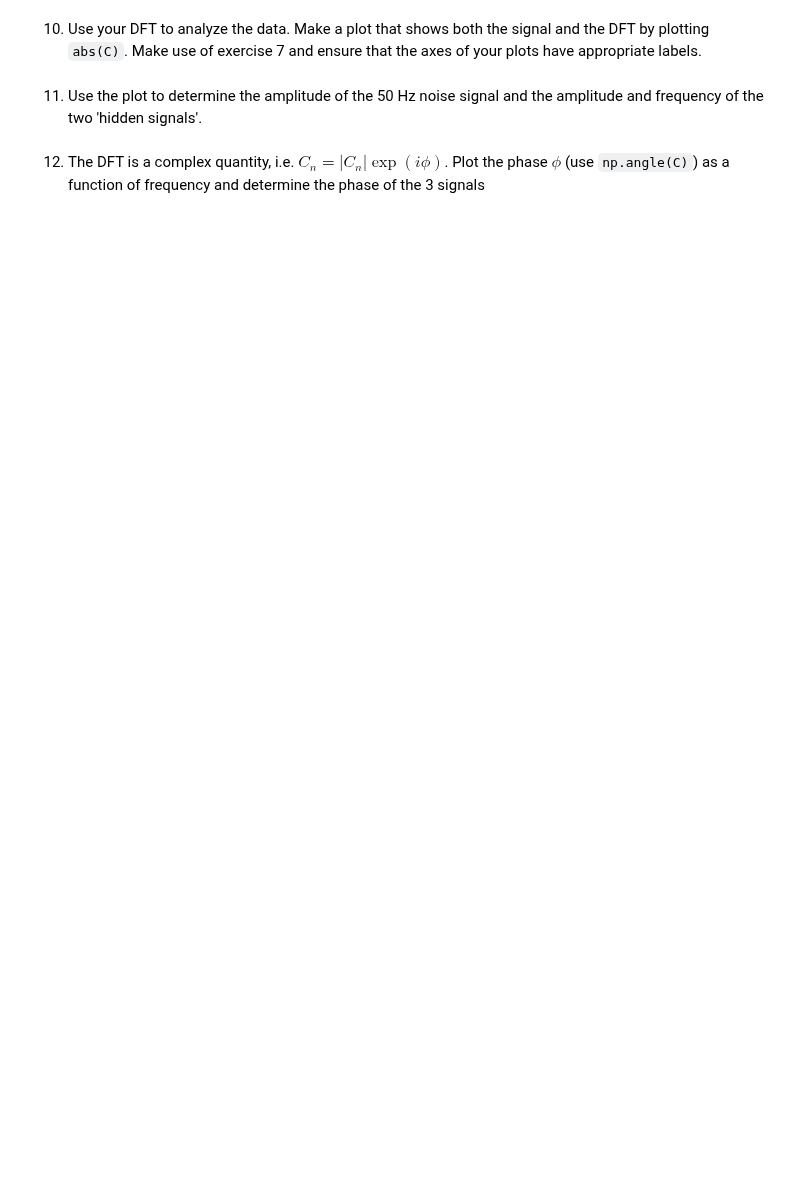
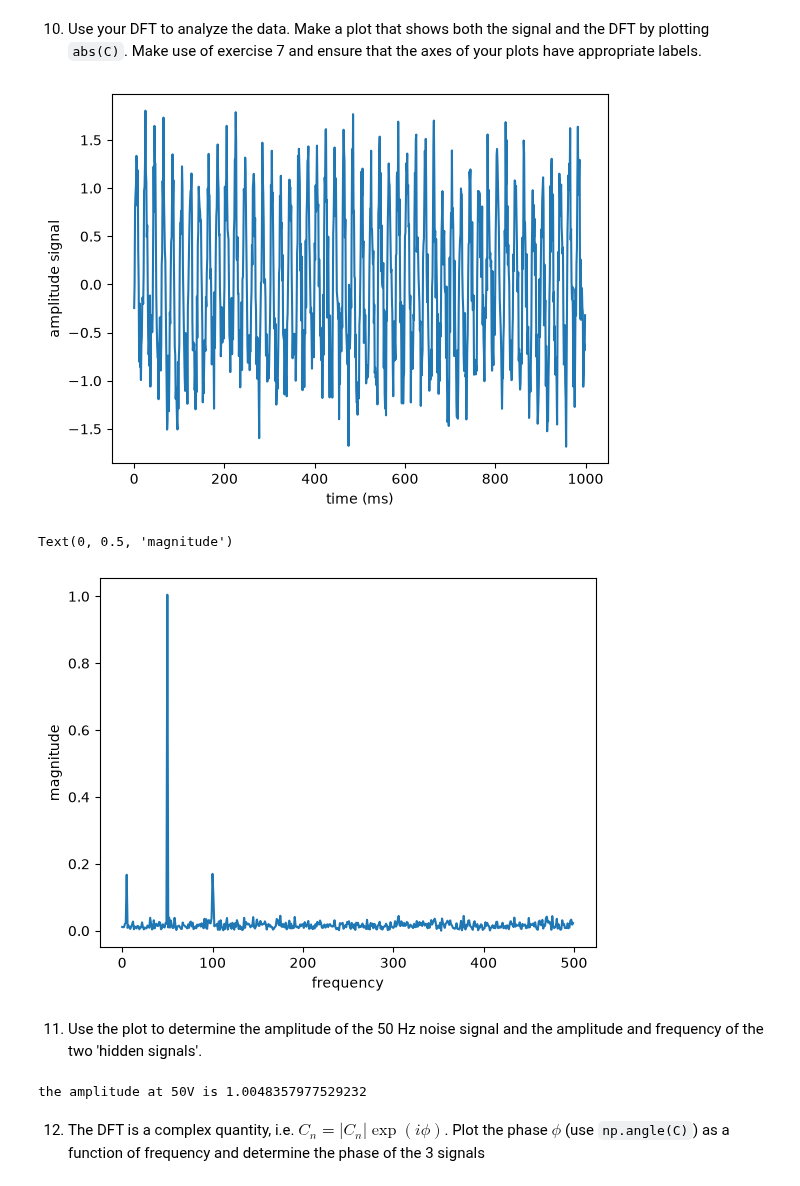
Before and after one commit to SireOfTheQuags/PE1, a Jupyter notebook: Main_Files/Werkcollege 1/NumericalDFT.ipynb, the cells around one changed output. Drawn from its saved outputs; the diff is of its cells as text; code cells hidden in the pictures; blank space fills up the shorter version.

```diff
--- a/Main_Files/Werkcollege 1/NumericalDFT.ipynb
+++ b/Main_Files/Werkcollege 1/NumericalDFT.ipynb
@@ -175,11 +192,35 @@ for fsig in [20, 0.5, 900]:
 10. Use your DFT to analyze the data. Make a plot that shows both the signal and the DFT by plotting `abs(C)`. Make use of exercise 7 and ensure that the axes of your plots have appropriate labels.
 # %%
 # ↓↓↓ Your code goes here ↓↓↓
+
+half = len(signal)//2
+
+f = f[:half]
+c = FT(signal)[:half] / N
+c[1:] *= 2
+
+
+plt.figure()
+plt.plot(signal)
+plt.xlabel("time (ms)")
+plt.ylabel("amplitude signal")
+plt.show()
+
+plt.plot(f, np.abs(c))
+plt.xlabel("frequency")
+plt.ylabel("magnitude")
+# %% [output]
+[figure, added]
+Text(0, 0.5, 'magnitude')
+[figure, added]
 # %% [markdown]
 11. Use the plot to determine the amplitude of the 50 Hz noise signal and the amplitude and frequency of the two 'hidden signals'.
 # %%
 # ↓↓↓ Your code goes here ↓↓↓
-amplitude50 =
+amplitude50 = c[50]
+print(f"the amplitude at 50V is {np.abs(amplitude50)}")
+# %% [output]
+the amplitude at 50V is 1.0048357977529232
 # %% [markdown]
 12. The DFT is a complex quantity, i.e. $C_n = |C_n| \exp(i\phi)$. Plot the phase $\phi$ (use `np.angle(C)`) as a function of frequency and determine the phase of the 3 signals
 # %%
```
Also changed, not shown: parts of 6 cells of this notebook.
